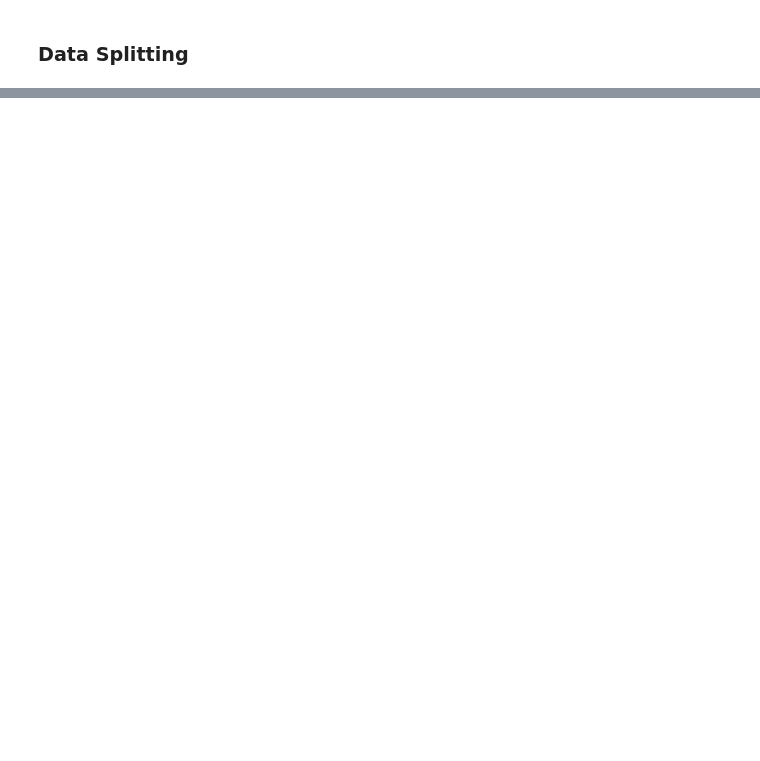
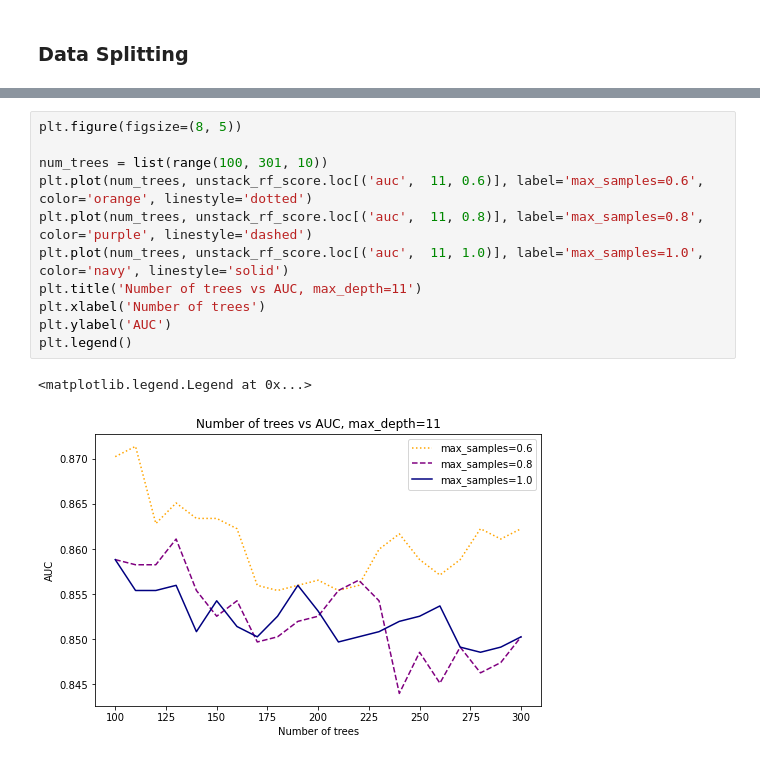
Before and after one commit to rizdiaprilian/MLZoomcamp_2022, a Jupyter notebook: Capstone_project/project.ipynb, the cells around one changed output, grey strips where cells are left out. Saved outputs shown, nothing was run; the diff lists cells and outputs as text; blank space fills up the shorter version.

```diff
--- a/Capstone_project/project.ipynb
+++ b/Capstone_project/project.ipynb
@@ -50,0 +365,14 @@ dict_val = df_val.fillna(0).to_dict(orient='records')
+# %%
+plt.figure(figsize=(8, 5))
+
+num_trees = list(range(100, 301, 10))
+plt.plot(num_trees, unstack_rf_score.loc[('auc',  11, 0.6)], label='max_samples=0.6', color='orange', linestyle='dotted')
+plt.plot(num_trees, unstack_rf_score.loc[('auc',  11, 0.8)], label='max_samples=0.8', color='purple', linestyle='dashed')
+plt.plot(num_trees, unstack_rf_score.loc[('auc',  11, 1.0)], label='max_samples=1.0', color='navy', linestyle='solid')
+plt.title('Number of trees vs AUC, max_depth=11')
+plt.xlabel('Number of trees')
+plt.ylabel('AUC')
+plt.legend()
+# %% [output]
+<matplotlib.legend.Legend at 0x...>
+[figure, added]
```
Also changed, not shown: parts of 63 cells of this notebook, 2 other files.
